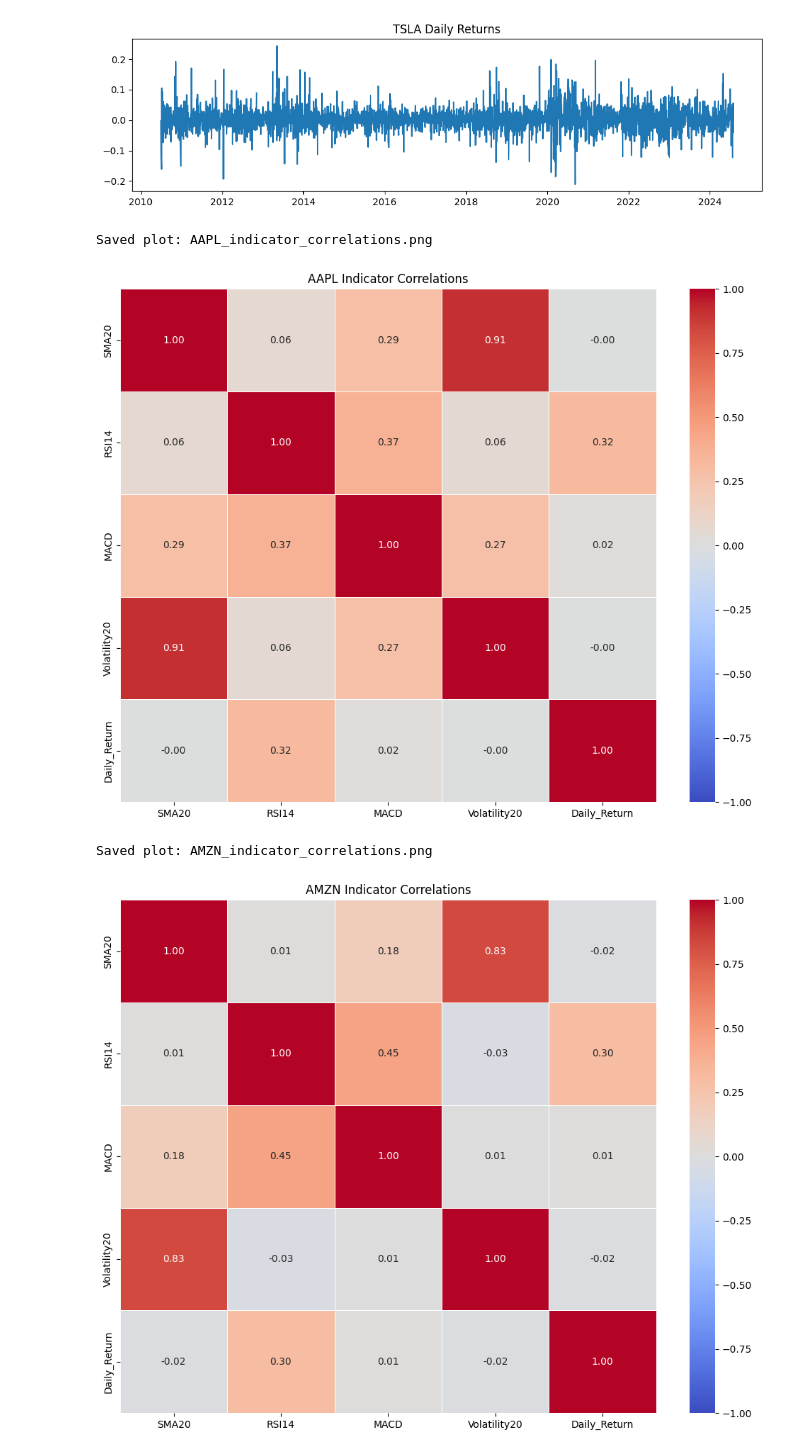
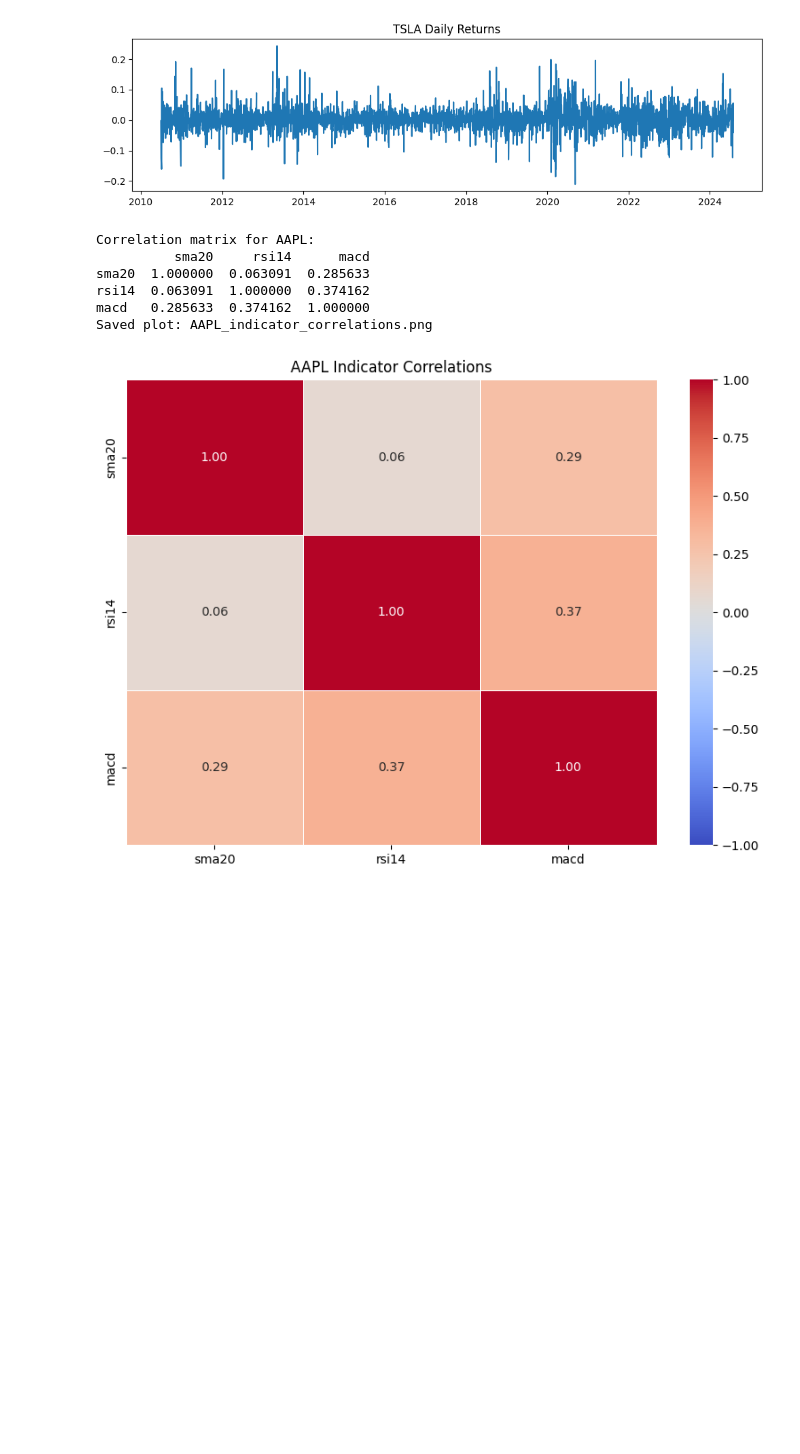
Before and after one commit to lhiwi/10academy-week1, a Jupyter notebook: notebooks/Technical_analysis.ipynb, the cells around one changed output. Saved outputs shown, nothing was run; the diff lists cells and outputs as text; code cells hidden in the pictures; blank space fills up the shorter version.

Commit message:
technical analysis

```diff
--- a/notebooks/Technical_analysis.ipynb
+++ b/notebooks/Technical_analysis.ipynb
@@ -21,0 +13,5 @@ os.makedirs(DATA_DIR, exist_ok=True)
+# %%
+# Create necessary directories
+BASE_DIR = Path.cwd().parent
+DATA_DIR = BASE_DIR / "data"
+PLOTS_DIR = BASE_DIR / "plots"
@@ -96,0 +91,14 @@ Processed indicators for TSLA
+# %%
+# Select a sample ticker (or small subset) for Task 3
+sample_ticker = 'AAPL' if 'AAPL' in dfs else list(dfs.keys())[0]
+
+df_sample = dfs[sample_ticker].copy()
+
+if 'Date' in df_sample.columns:
+    df_sample['date'] = pd.to_datetime(df_sample['Date'])
+elif 'date' in df_sample.columns:
+    df_sample['date'] = pd.to_datetime(df_sample['date'])
+else:
+    df_sample = df_sample.reset_index()
+    df_sample.columns = df_sample.columns.str.lower()
+    df_sample['date'] = pd.to_datetime(df_sample['date'])
@@ -220,28 +250,34 @@ Saved plot: NVDA_returns.png
 Saved plot: TSLA_returns.png
 [figure]
 # %%
-# Correlation analysis between indicators
-all_correlations = {}
-for ticker, df in dfs.items():
-    try:
-        # Select relevant columns for correlation
-        corr_df = df[['SMA20', 'RSI14', 'MACD', 'Volatility20', 'Daily_Return']].copy()
+# Correlation analysis for the sample ticker
+import seaborn as sns
 
-        # Calculate correlations
-        corr = corr_df.corr()
-        all_correlations[ticker] = corr
+# Select only existing indicators for correlation
+target_cols = [col for col in ['sma20', 'rsi14', 'macd', 'daily_return'] if col in df_sample.columns]
+if not target_cols:
+    print(f"No indicator columns found for {sample_ticker}.")
+else:
+    df_corr = df_sample[target_cols].dropna()
+
+    if df_corr.empty:
+        print(f"No data available for correlation analysis for {sample_ticker}.")
+    else:
+        # Calculate correlation matrix
+        corr_matrix = df_corr.corr()
+        print(f"Correlation matrix for {sample_ticker}:")
+        print(corr_matrix)
 
         # Create and save/show correlation heatmap
-        plt.figure(figsize=(10, 8))
-        sns.heatmap(corr, annot=True, fmt=".2f", cmap='coolwarm',
-                    vmin=-1, vmax=1, linewidths=0.5)
-        plt.title(f"{ticker} Indicator Correlations")
-        save_and_show_plot(f"{ticker}_indicator_correlations.png")
-
-    except Exception as e:
-        print(f"Correlation analysis failed for {ticker}: {str(e)}")
+        plt.figure(figsize=(8, 6))
+        sns.heatmap(corr_matrix, annot=True, fmt=".2f", cmap='coolwarm', vmin=-1, vmax=1, linewidths=0.5)
+        plt.title(f"{sample_ticker} Indicator Correlations")
+        save_and_show_plot(f"{sample_ticker}_indicator_correlations.png")
 # %% [output]
+Correlation matrix for AAPL:
+          sma20     rsi14      macd
+sma20  1.000000  0.063091  0.285633
+rsi14  0.063091  1.000000  0.374162
+macd   0.285633  0.374162  1.000000
 Saved plot: AAPL_indicator_correlations.png
-[figure, old version]
+[figure, new version]
-Saved plot: AMZN_indicator_correlations.png
-[figure, removed]
```
Also changed, not shown: parts of 13 cells of this notebook.
